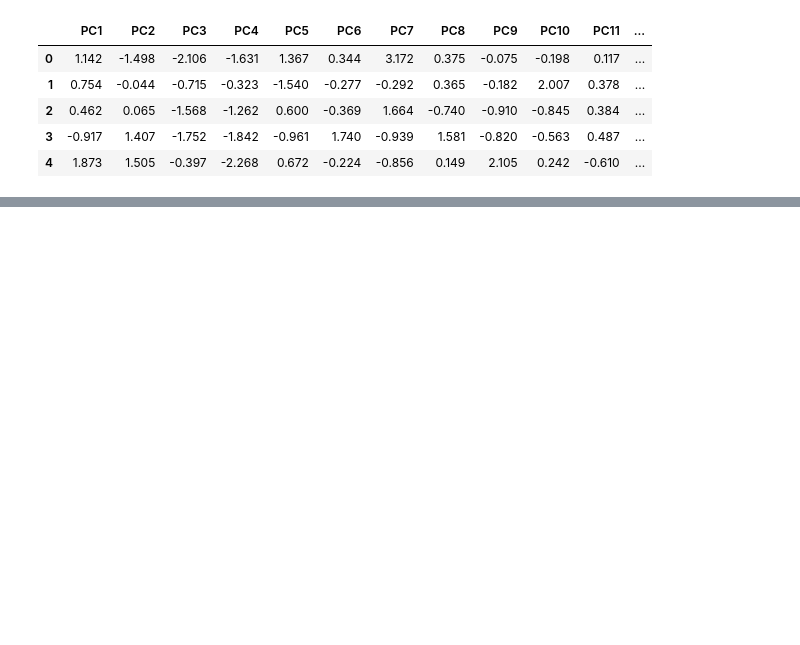
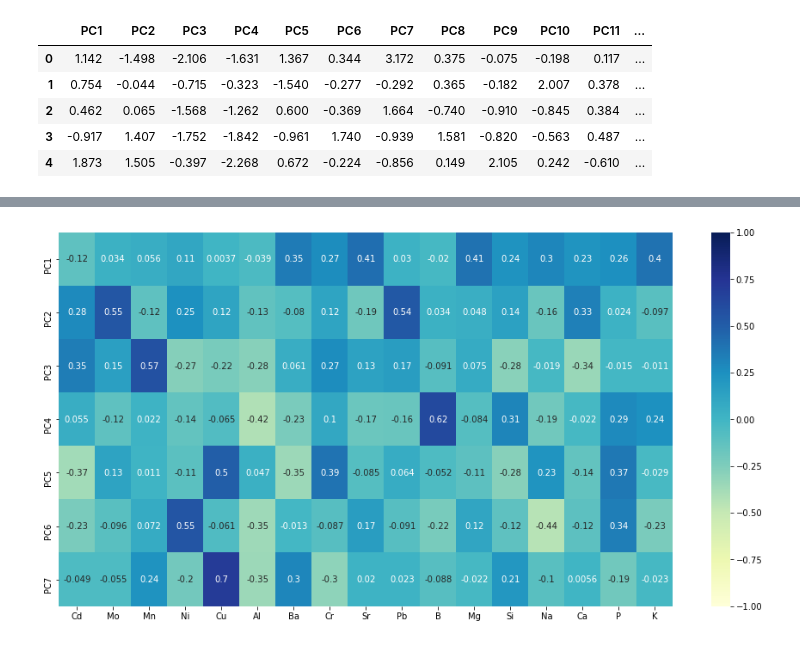
Before and after one commit to YeasterEgg/jupyter-stuff, a Jupyter notebook: TAM/TAM.ipynb, the cells around one changed output, grey strips where cells are left out. Saved outputs shown, nothing was run; the diff lists cells and outputs as text; code cells hidden in the pictures; blank space fills up the shorter version.

```diff
--- a/TAM/TAM.ipynb
+++ b/TAM/TAM.ipynb
@@ -335,0 +384,3 @@ pd.DataFrame(pca.components_, columns=scaled_df.drop(["Aroma", "Class"], axis=1)
+# %%
+loadings = pd.DataFrame(pca.components_, columns=scaled_df.drop(["Aroma", "Class"], axis=1).columns, index=pc_names).head(7)
+loadings
@@ -335,0 +396,5 @@ pd.DataFrame(pca.components_, columns=scaled_df.drop(["Aroma", "Class"], axis=1)
+# %%
+plt.rcParams["figure.figsize"] = (16, 8)
+ax = sns.heatmap(loadings, annot=True, vmin=-1, vmax=1, cmap="YlGnBu")
+# %% [output]
+[figure, added]
```
Also changed, not shown: parts of 50 cells of this notebook, 1 other file.
